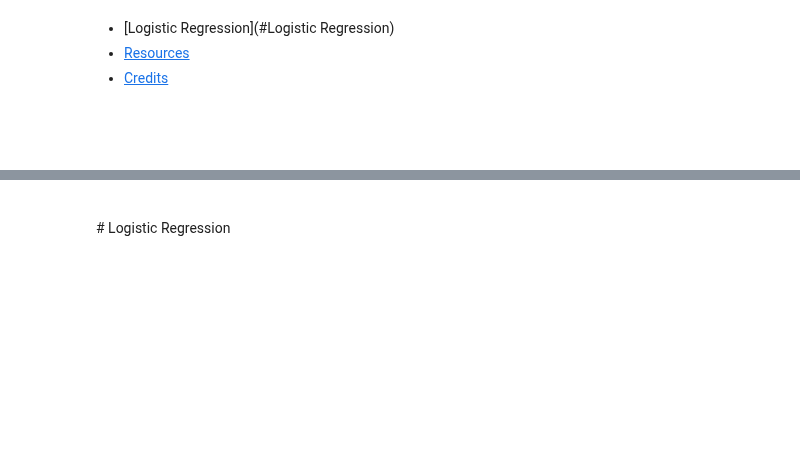
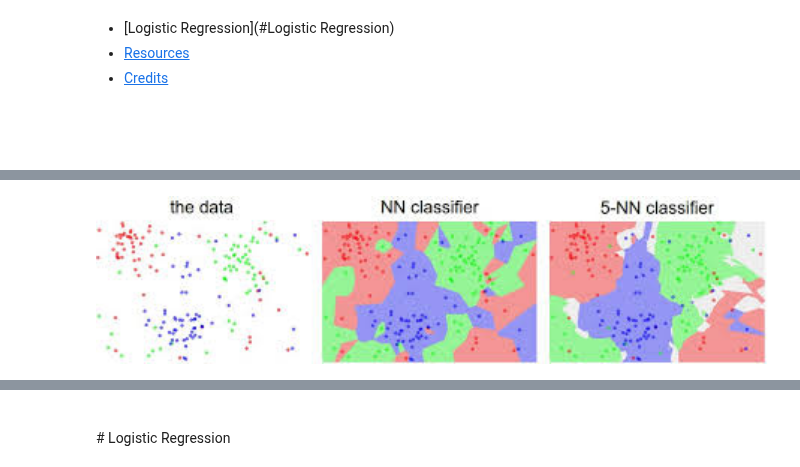
Before and after one commit to Mickael-Galliez/ml17s, a Jupyter notebook: lectures/lec07-logistic-regression.ipynb, the cells around one changed output, grey strips where cells are left out. Cells and saved outputs as stored; diff of their text form; code cells hidden in the pictures; blank space fills up the shorter version.

```diff
--- a/lectures/lec07-logistic-regression.ipynb
+++ b/lectures/lec07-logistic-regression.ipynb
@@ -20,3 +17,8 @@ Muhammad Mudassir Khan (mudasssir.khan@ucp.edu.pk)
+# %%
+from IPython.display import Image
+Image(filename='images/06_03.jpg', width=1000)
+# %% [output]
+[figure, added]
 # %% [markdown]
 <br>
 <img style="float: left;" src="images/06_04.png" width=500>
```
Also changed, not shown: parts of 2 cells of this notebook, 3 other files.
